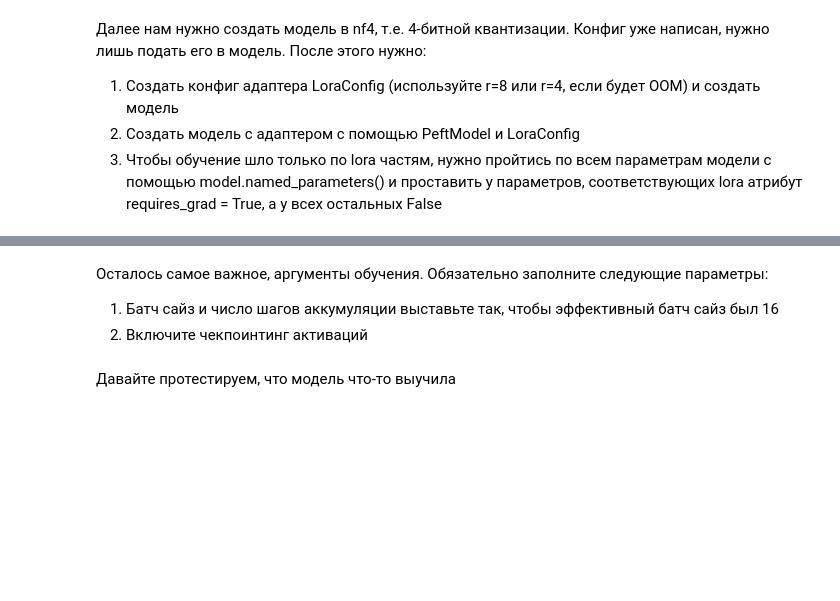
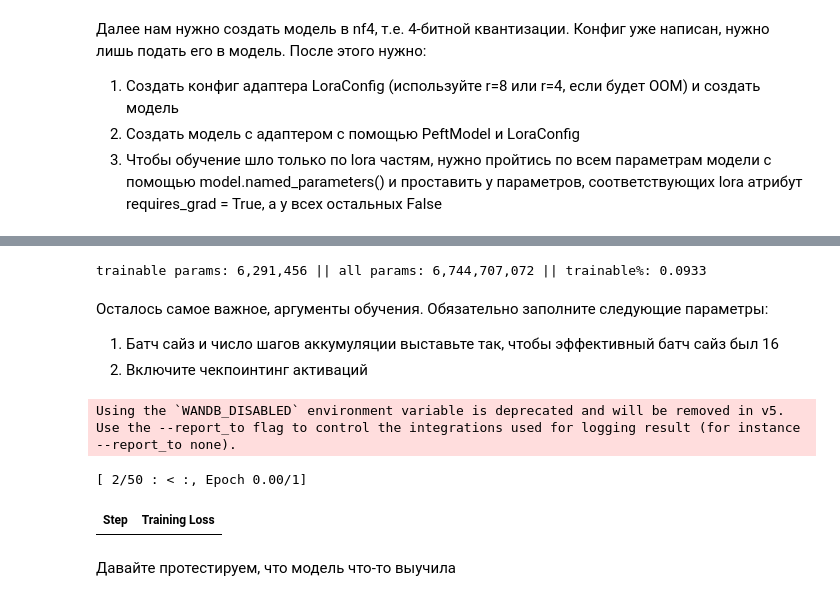
Before and after one commit to igor-cheb/deepschool_LLMs, a Jupyter notebook: hw8_Chebuniaev_Igor.ipynb, the cells around one changed output, grey strips where cells are left out. Saved outputs shown, nothing was run; the diff lists cells and outputs as text; code cells hidden in the pictures; blank space fills up the shorter version.

```diff
--- a/hw8_Chebuniaev_Igor.ipynb
+++ b/hw8_Chebuniaev_Igor.ipynb
@@ -154,7 +154,7 @@ def collate_fn(batch: List[Dict[str, Any]]):
   return {
       "input_ids": torch.tensor(padded_input_ids).long(),
       "attention_mask": torch.tensor(attention_mask).long(),
-      "labels": torch.tensor(labels)
+      "labels": torch.tensor(labels).long()
   }
 
 res = collate_fn([imdb["train"][0], imdb["train"][12505], imdb["train"][2]])
@@ -180,9 +180,4 @@ model = AutoModelForCausalLM.from_pretrained(
     torch_dtype=torch.bfloat16,
 )
 
-peft_config = LoraConfig(
-    ...
-)
-model = PeftModel(...)
-
-# не забудьте пройтись по всем параметрам и проставить .requires_grad там, где нужно
+model = prepare_model_for_kbit_training(model, use_gradient_checkpointing=True)
@@ -189,3 +207,16 @@ model = PeftModel(...)
+# %%
+peft_config = LoraConfig(
+    r=8,
+    # target_modules='all-linear',
+    target_modules=["q_proj", "v_proj", "k_proj"],
+    lora_dropout=.05
+)
+model = get_peft_model(model=model, peft_config=peft_config)
+# не забудьте пройтись по всем параметрам и проставить .requires_grad там, где нужно
+# %%
+model.print_trainable_parameters()
+# %% [output]
+trainable params: 6,291,456 || all params: 6,744,707,072 || trainable%: 0.0933
 # %% [markdown]
 Осталось самое важное, аргументы обучения. Обязательно заполните следующие параметры:
 
@@ -193,19 +224,28 @@ model = PeftModel(...)
 2. Включите чекпоинтинг активаций
 # %%
 args = TrainingArguments(
-    ...,
+    gradient_checkpointing=True,
+    # fsdp_config = {"activation_checkpointing": True}
+    gradient_accumulation_steps=4,
+    per_device_train_batch_size=4,
     report_to=None,
-    remove_unused_columns=False
+    remove_unused_columns=False,
+    label_names=["labels"],
+    max_steps=50
 )
 
 trainer = Trainer(
     model=model,
     args=args,
     train_dataset=imdb["train"],
     tokenizer=tokenizer,
     data_collator=collate_fn,
 )
 trainer.train()
+# %% [output]
+Using the `WANDB_DISABLED` environment variable is deprecated and will be removed in v5. Use the --report_to flag to control the integrations used for logging result (for instance --report_to none).
+[ 2/50 : < :, Epoch 0.00/1]
+| Step | Training Loss |
 # %% [markdown]
 Давайте протестируем, что модель что-то выучила
 # %%
```
Also changed, not shown: parts of 6 cells of this notebook.
